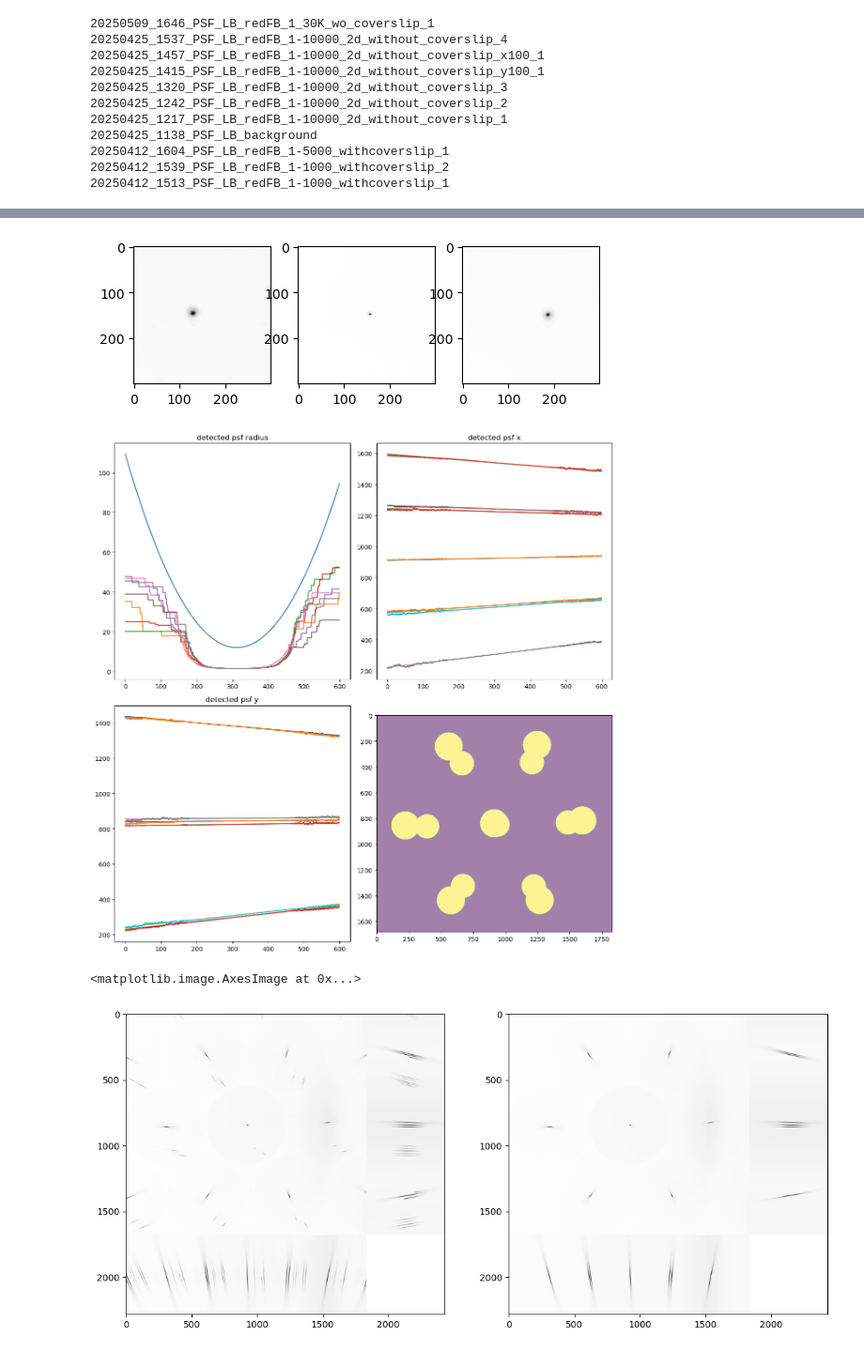
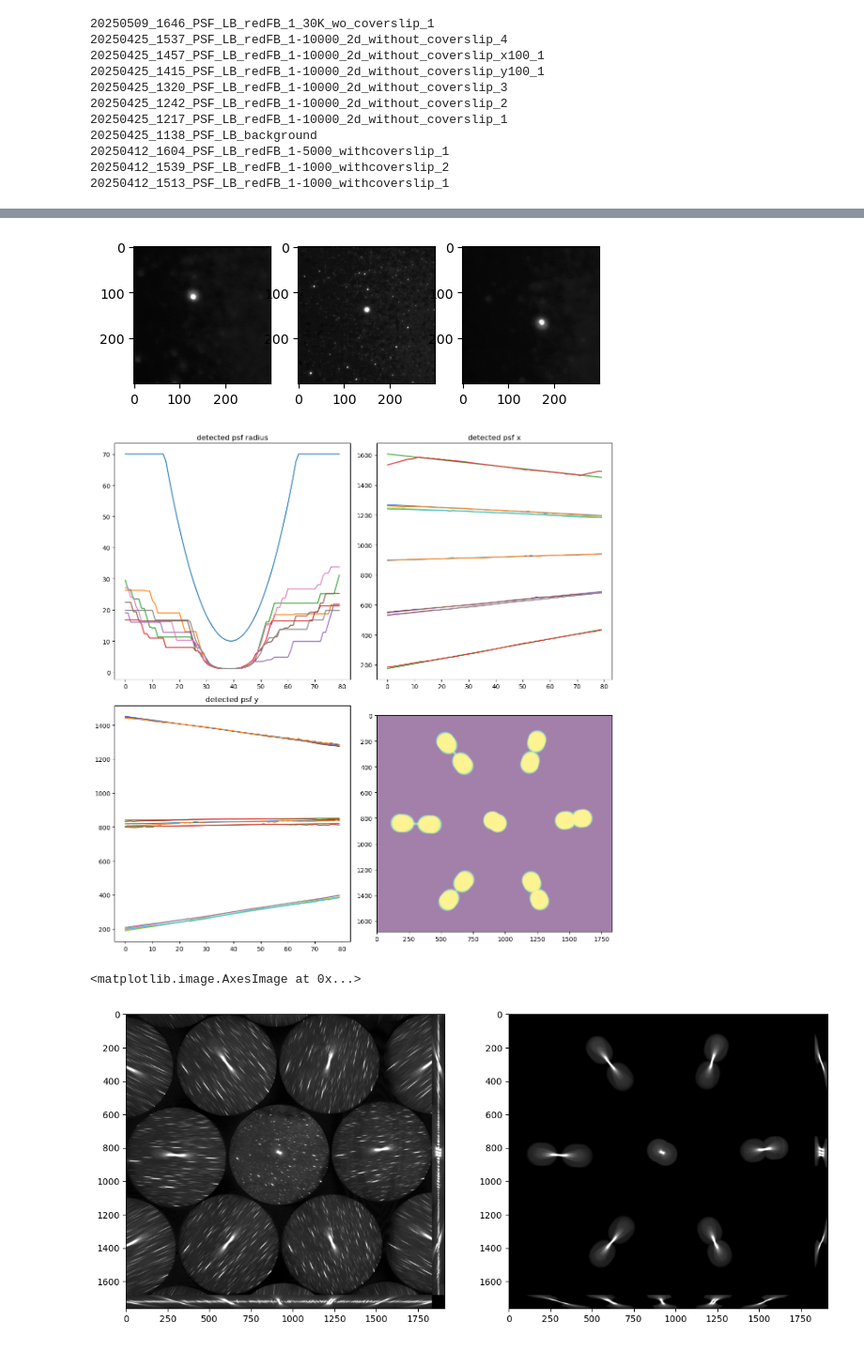
Before and after one commit to LukBorn/LFM, a Jupyter notebook: imaging/generate_psf.ipynb, the cells around one changed output, grey strips where cells are left out. Shown at 94% size. Cells and saved outputs as stored; diff of their text form; code cells hidden in the pictures.

Commit message:
working deconv, redoing PSF filtering

```diff
--- a/imaging/generate_psf.ipynb
+++ b/imaging/generate_psf.ipynb
@@ -58,7 +58,9 @@ sideview = psf.max(axis = 1)
 # %%
-start =400
-end=1000
+start =40
+end=-40
 downsample = 1
+print(f"PSF zspacing: {np.abs(np.diff(z_pos[start:end:downsample])).mean()*1000} um")
 psf = psf_orig[start:end:downsample,:,:]
+print(psf.shape)
 plt.imshow(create_projection_image(psf,np.max,pad=10), cmap="binary")
 # %% [output]
@@ -128,22 +132,21 @@ z_focus = np.argmax(scores)
 # %%
 lens = 3
 pad = 150 #how far from the center of the lens to plot
-z_pad = 100# how many frames out of focus to plot, and where to stop fitting the function
+z_pad = 10# how many frames out of focus to plot, and where to stop fitting the function
+vmax=20
 
 fig, ax = plt.subplots(ncols=3, nrows=1,)
 
 max_y,max_x = np.unravel_index(np.argmax(psf[z_focus-z_pad,:,:]*ml_masks[lens], axis=None),psf[0,:,:].shape)
 im = psf[z_focus-z_pad,cy[lens]-pad-y_min:cy[lens]+pad-y_min,cx[lens]-pad-x_min:cx[lens]+pad-x_min]
 # im[:max_x,:max_y] = im.min()
-ax[0].imshow(psf[z_focus-z_pad,cy[lens]-pad-y_min:cy[lens]+pad-y_min,cx[lens]-pad-x_min:cx[lens]+pad-x_min], cmap= "binary")
+ax[0].imshow(psf[z_focus-z_pad,cy[lens]-pad-y_min:cy[lens]+pad-y_min,cx[lens]-pad-x_min:cx[lens]+pad-x_min], cmap=cmap, vmax=vmax)
 
-ax[1].imshow(psf[z_focus,cy[lens]-pad-y_min:cy[lens]+pad-y_min,cx[lens]-pad-x_min:cx[lens]+pad-x_min], cmap= "binary")
-ax[2].imshow(psf[z_focus+z_pad,cy[lens]-pad-y_min:cy[lens]+pad-y_min,cx[lens]-pad-x_min:cx[lens]+pad-x_min], cmap= "binary")
+ax[1].imshow(psf[z_focus,cy[lens]-pad-y_min:cy[lens]+pad-y_min,cx[lens]-pad-x_min:cx[lens]+pad-x_min], cmap=cmap,vmax=vmax)
+ax[2].imshow(psf[z_focus+z_pad,cy[lens]-pad-y_min:cy[lens]+pad-y_min,cx[lens]-pad-x_min:cx[lens]+pad-x_min], cmap=cmap,vmax=vmax)
 fig.show()
 # %% [output]
-[figure, old version]
+[figure, new version]
-# %%
-for lens in tqdm(range(lens)):
 # %%
 values_dict = {}
 init_radius = 0.5
@@ -184,20 +187,23 @@ for lens in tqdm(range(lenses)):
         values.loc[z,"y"]=y
         values.loc[z,"r"]=r
 
+    values["x_fit"] = weighted_linear_fit(values["x"], z=z_focus, weight_sigma=20)
+    values["y_fit"] = weighted_linear_fit(values["y"], z=z_focus, weight_sigma=20)
+
     values_dict[lens]=values
 # %%
 fig, axs = plt.subplots(ncols=2, nrows=2, figsize=(12,12))
 ax = axs.flatten()
 #define filter radius
-filter_radius = (1 / 1000) * (np.arange(0, psf.shape[0]) - z_focus) ** 2 + 12
+
+filter_radius = ((1 / 10) * (np.arange(0, psf.shape[0]) - z_focus) ** 2 + 10)
+filter_radius = np.clip(filter_radius, None, 70)
 ax[0].plot(filter_radius)
 
 mask = np.zeros_like(psf).astype(bool)
 
-for lens in range(lenses):
+for lens in tqdm(range(lenses)):
     values = values_dict[lens]
-    values["x_fit"] = weighted_linear_fit(values["x"], z=z_focus, weight_sigma=10)
-    values["y_fit"] = weighted_linear_fit(values["y"], z=z_focus, weight_sigma=10)
     ax[0].plot(values["r"])
     ax[1].plot(values["x_fit"])
     ax[1].plot(values["x"])
@@ -214,24 +220,29 @@ for lens in range(lenses):
         temp_mask[z,:,:] = slice & ml_masks[lens]
     mask = mask | temp_mask
 
+from scipy.ndimage import gaussian_filter
+smooth_mask = gaussian_filter(mask.astype(float), sigma = 3)
+smooth_mask = (smooth_mask - smooth_mask.min()) / (smooth_mask.max() - smooth_mask.min())
+
 ax[0].set_title("detected psf radius") # should be somewhat parabolic, at least in center
 ax[1].set_title("detected psf x") #should be linear
 ax[2].set_title("detected psf y") #should be linear
-ax[3].imshow(mask.max(axis=0), alpha=0.5)
+ax[3].imshow(smooth_mask.max(axis=0), alpha=0.5)
 
 fig.tight_layout()
 # %% [output]
-[figure, old version]
+[figure, new version]
 # %%
+vmax=10
 #filter
-bg_mean = psf_orig[np.r_[:10, -10:],crop[0]:crop[1],crop[2]:crop[3]].mean(axis=0)
-bg_std = psf_orig[np.r_[:10, -10:],crop[0]:crop[1],crop[2]:crop[3]].std(axis=0)
-psf_filtered = np.random.normal(loc=bg_mean, scale=bg_std, size=psf.shape)
-psf_filtered[mask] = psf[mask]
+bg_mean = psf_orig[np.arange(-10,9),crop[0]:crop[1],crop[2]:crop[3]].mean(axis=0)
+# psf_filtered = np.stack([bg_mean] * psf.shape[0], axis=0)
+psf_filtered = np.ones_like(psf)
+psf_filtered = (psf-bg_mean)*smooth_mask
 
 fig, ax = plt.subplots(1,2, figsize=(14, 7))
-ax[0].imshow(create_projection_image(psf,np.max,pad=0), cmap='binary')
-ax[1].imshow(create_projection_image(psf_filtered,np.max,pad=0), cmap='binary')
+ax[0].imshow(create_projection_image(psf-bg_mean,np.max,pad=0), cmap=cmap, vmax=vmax)
+ax[1].imshow(create_projection_image(psf_filtered,np.max,pad=0), cmap=cmap,vmax=vmax)
 # %% [output]
 <matplotlib.image.AxesImage at 0x...>
-[figure, old version]
+[figure, new version]
```
Also changed, not shown: parts of 23 cells of this notebook, 4 other files.
